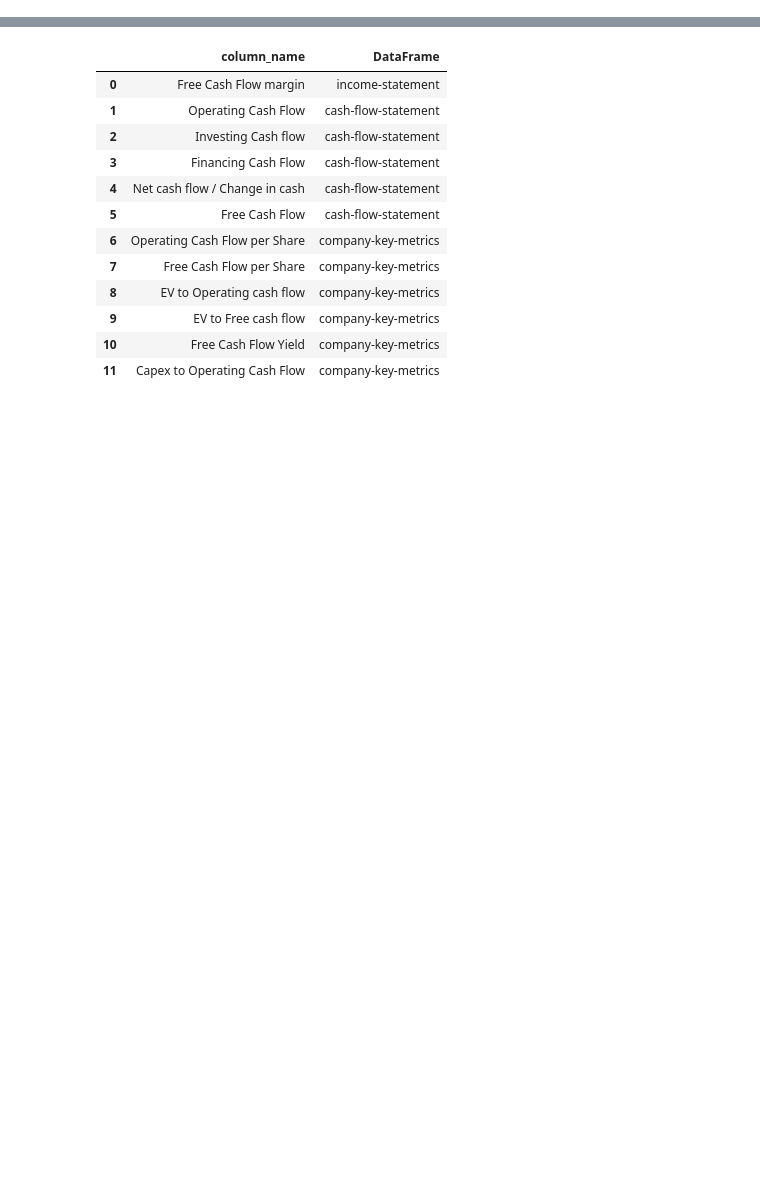
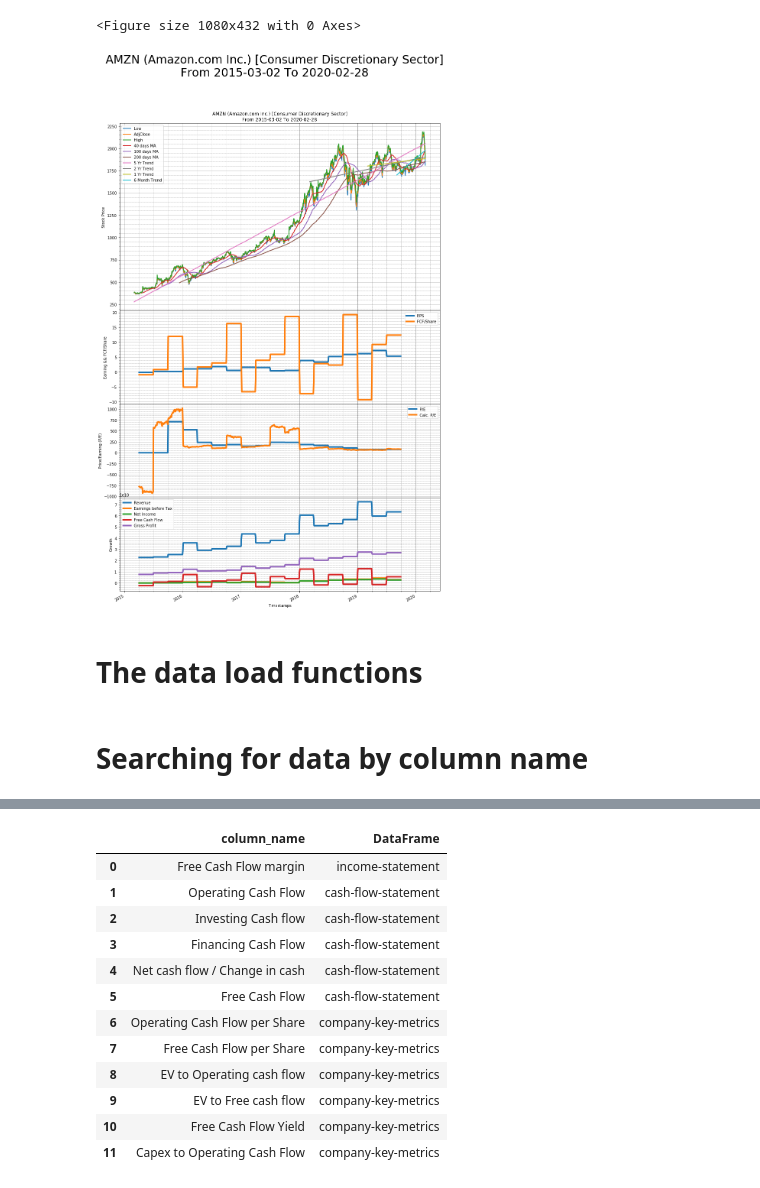
Before and after one commit to sabawi/getstockdata, a Jupyter notebook: test_data.ipynb, the cells around one changed output, grey strips where cells are left out. Cells and saved outputs as stored; diff of their text form; code cells hidden in the pictures; blank space fills up the shorter version.

Commit message:
Many upgrades and function enhancements

```diff
--- a/test_data.ipynb
+++ b/test_data.ipynb
@@ -222,15 +0,0 @@ def XXXplot_basic_charts():
-# %%
-# Set the data directory and the stock name
-sd.set_data_directory('./data/')
-sd.set_stock('amzn')
-
-# Load S&P Stock list
-stock_count, stock_fields, sp_df = sd.GetSP500_List()
-
-# Get stock company information
-stock_info = sp_df[sp_df.Symbol == sd.stock.upper()]
-company_name = stock_info['Name'].iloc[0]
-company_sector = stock_info['Sector'].iloc[0]
-
-# Plot stock basic charts
-#sd.plot_basic_charts()
@@ -505,0 +25,14 @@ maxtable_df
+# %%
+# Load S&P Stock list
+stock_count, stock_fields, sp_df = sd.GetSP500_List()
+
+# Set stock symbol
+sd.set_stock('a')
+
+stock_info = sd.get_stock_info('a')
+# Get stock company information
+company_name = stock_info['name'][0]
+company_sector = stock_info['sector'][0]
+
+# Plot stock basic charts
+linear_trends = sd.plot_basic_charts('a')
@@ -505,0 +54,4 @@ maxtable_df
+# %%
+# Plot another stock
+sd.plot_basic_charts('amzn')
+# %% [output]
@@ -505,0 +60,4 @@ maxtable_df
+<Figure size 1080x432 with 0 Axes>
+[figure, added]
+# %% [markdown]
+# The data load functions
@@ -505,0 +73,2 @@ maxtable_df
+# %% [markdown]
+# Searching for data by column name
```
Also changed, not shown: parts of 46 cells of this notebook, 2 other files.
